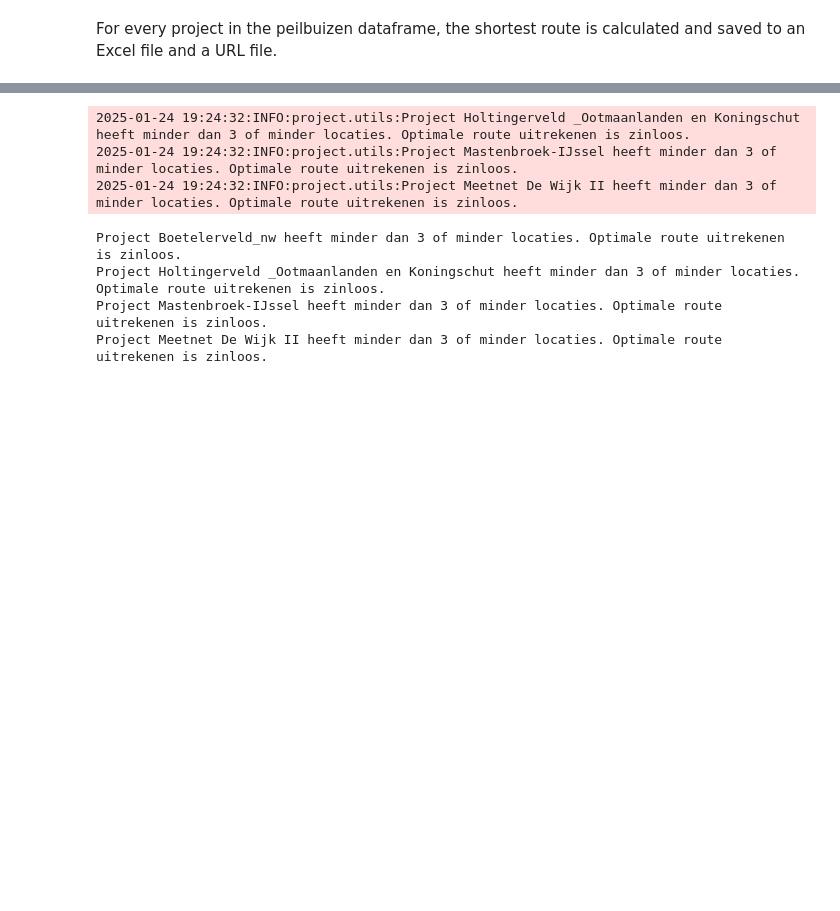
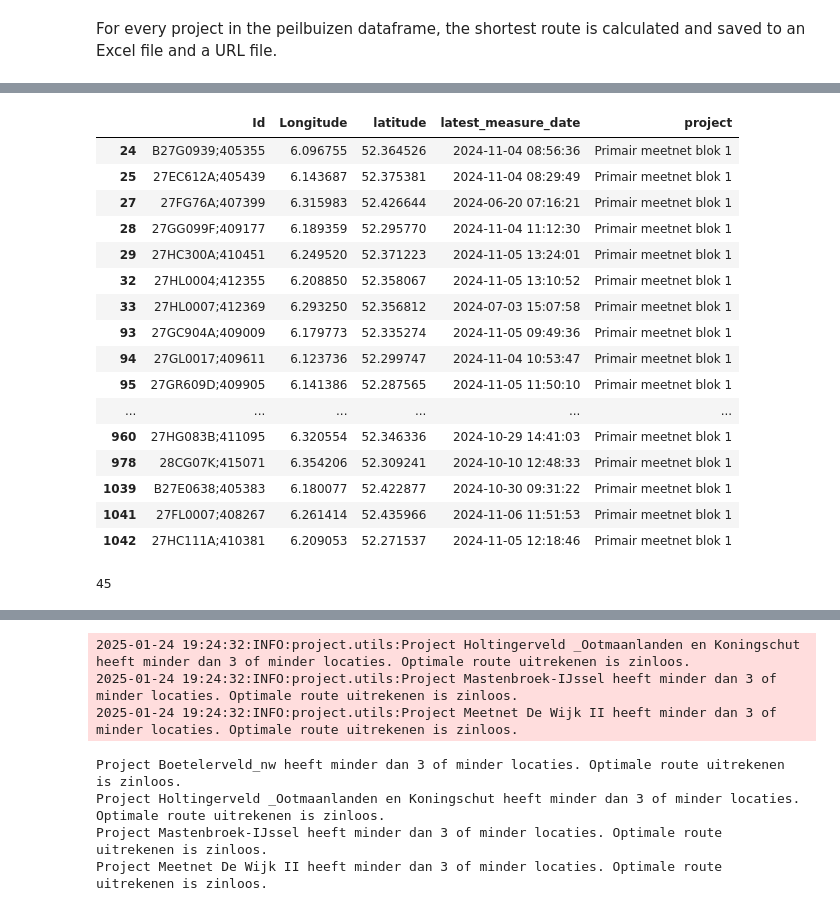
Before and after one commit to Hopsakee/optimalisatie_route_peilbuizen, a Jupyter notebook: nbs/00_main.ipynb, the cells around one changed output, grey strips where cells are left out. Cells and saved outputs as stored; diff of their text form; code cells hidden in the pictures; blank space fills up the shorter version.

```diff
--- a/nbs/00_main.ipynb
+++ b/nbs/00_main.ipynb
@@ -166,0 +194,27 @@ def process_peilbuizen_routes(df: pd.DataFrame,
+# %%
+#| hide
+peilbuizen_df[peilbuizen_df['project']=='Primair meetnet blok 1']
+# %% [output]
+|  | Id | Longitude | latitude | latest_measure_date | project |
+| 24 | B27G0939;405355 | 6.096755 | 52.364526 | 2024-11-04 08:56:36 | Primair meetnet blok 1 |
+| 25 | 27EC612A;405439 | 6.143687 | 52.375381 | 2024-11-04 08:29:49 | Primair meetnet blok 1 |
+| 27 | 27FG76A;407399 | 6.315983 | 52.426644 | 2024-06-20 07:16:21 | Primair meetnet blok 1 |
+| 28 | 27GG099F;409177 | 6.189359 | 52.295770 | 2024-11-04 11:12:30 | Primair meetnet blok 1 |
+| 29 | 27HC300A;410451 | 6.249520 | 52.371223 | 2024-11-05 13:24:01 | Primair meetnet blok 1 |
+| 32 | 27HL0004;412355 | 6.208850 | 52.358067 | 2024-11-05 13:10:52 | Primair meetnet blok 1 |
+| 33 | 27HL0007;412369 | 6.293250 | 52.356812 | 2024-07-03 15:07:58 | Primair meetnet blok 1 |
+| 93 | 27GC904A;409009 | 6.179773 | 52.335274 | 2024-11-05 09:49:36 | Primair meetnet blok 1 |
+| 94 | 27GL0017;409611 | 6.123736 | 52.299747 | 2024-11-04 10:53:47 | Primair meetnet blok 1 |
+| 95 | 27GR609D;409905 | 6.141386 | 52.287565 | 2024-11-05 11:50:10 | Primair meetnet blok 1 |
+| ... | ... | ... | ... | ... | ... |
+| 960 | 27HG083B;411095 | 6.320554 | 52.346336 | 2024-10-29 14:41:03 | Primair meetnet blok 1 |
+| 978 | 28CG07K;415071 | 6.354206 | 52.309241 | 2024-10-10 12:48:33 | Primair meetnet blok 1 |
+| 1039 | B27E0638;405383 | 6.180077 | 52.422877 | 2024-10-30 09:31:22 | Primair meetnet blok 1 |
+| 1041 | 27FL0007;408267 | 6.261414 | 52.435966 | 2024-11-06 11:51:53 | Primair meetnet blok 1 |
+| 1042 | 27HC111A;410381 | 6.209053 | 52.271537 | 2024-11-05 12:18:46 | Primair meetnet blok 1 |
+# %%
+#| hide
+pb_gr = peilbuizen_df.groupby('project')
+len(pb_gr)
+# %% [output]
+45
```
Also changed, not shown: parts of 5 cells of this notebook, 9 other files.
